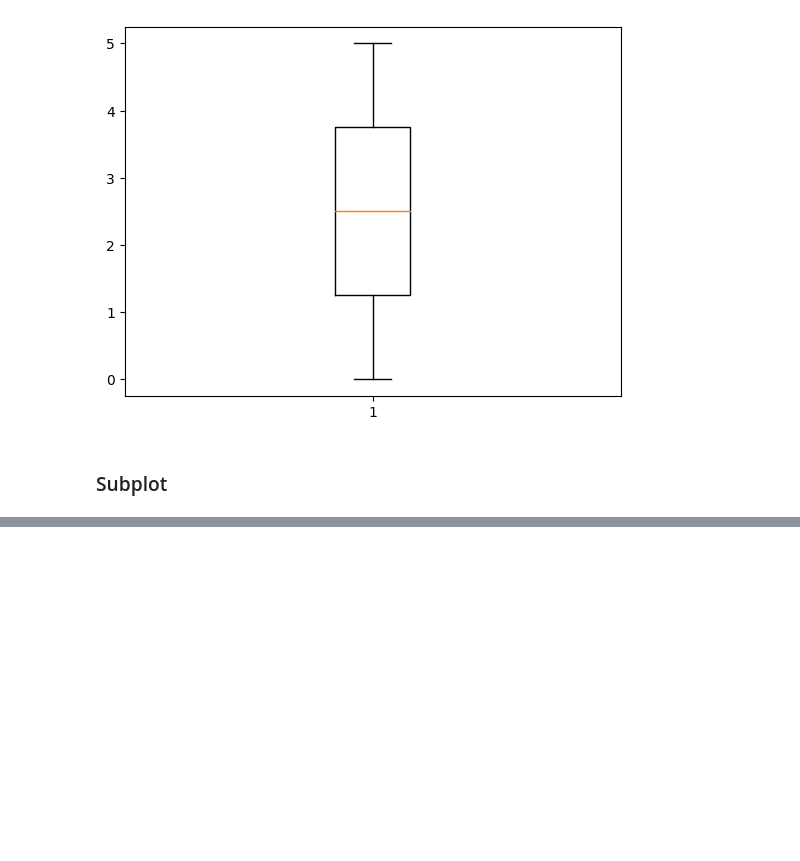
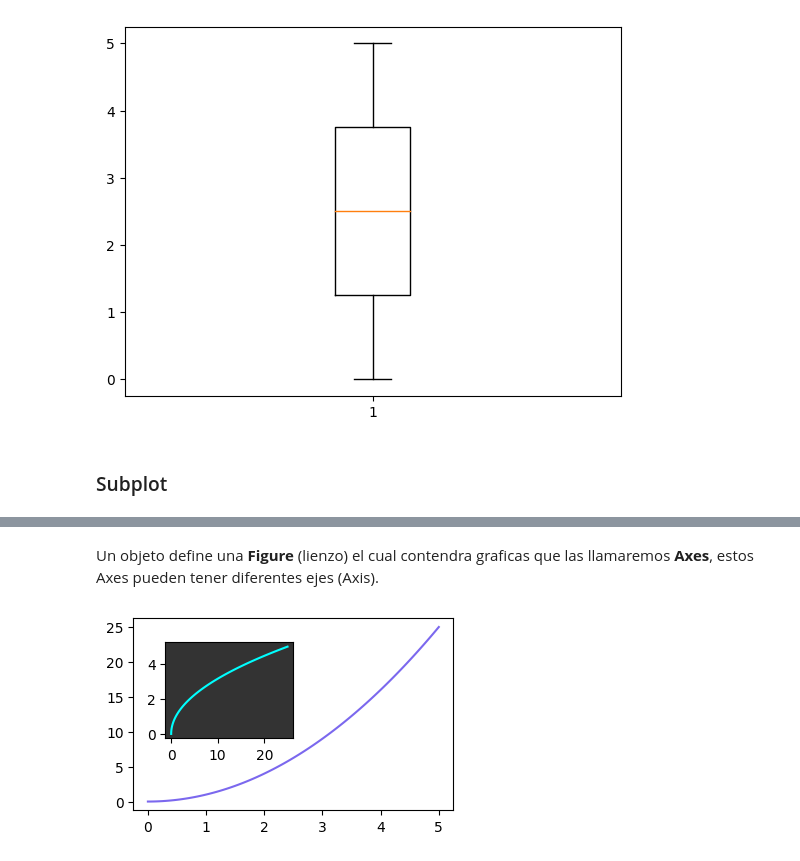
Before and after one commit to alvatorrs/Librerias_Python, a Jupyter notebook: matplotlib_seaborn.ipynb, the cells around one changed output, grey strips where cells are left out. Cells and saved outputs as stored; diff of their text form; code cells hidden in the pictures; blank space fills up the shorter version.

```diff
--- a/matplotlib_seaborn.ipynb
+++ b/matplotlib_seaborn.ipynb
@@ -121,0 +171,19 @@ plt.show()
+# %% [markdown]
+Un objeto define una **Figure** (lienzo) el cual contendra graficas que las llamaremos **Axes**, estos Axes pueden tener diferentes ejes (Axis).
+# %%
+import matplotlib.pyplot as plt
+import numpy as np
+
+x = np.linspace(0, 5, 101)
+y = x**2
+
+fig = plt.figure() # lienzo de las graficas
+# los axes son las graficas dentro del lienzo (figure)
+axes1 = fig.add_axes([1, 1, 0.5, 0.4]) # [row, column, width, height]
+axes2 = fig.add_axes([1.05, 1.15, 0.2, 0.2])
+axes1.plot(x, y, 'mediumslateblue')
+axes2.plot(y, x, 'cyan')
+axes2.set_facecolor('#333')
+plt.show()
+# %% [output]
+[figure, added]
```
Also changed, not shown: parts of 31 cells of this notebook.
